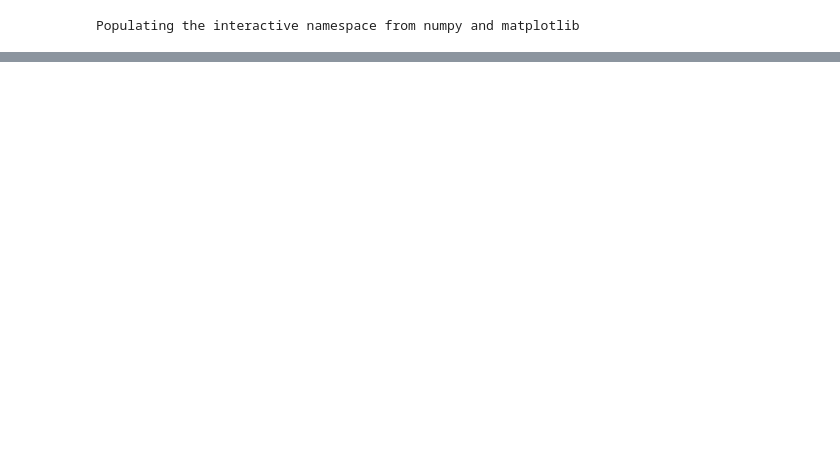
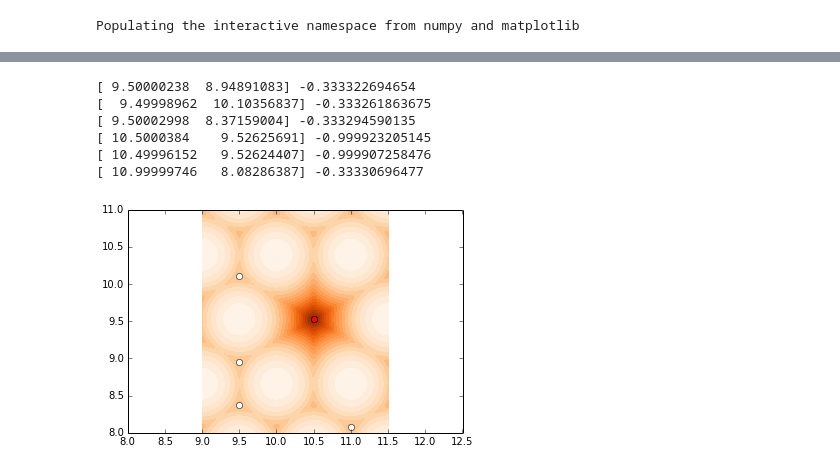
Before and after one commit to brandon-rhodes/atomvacancy, a Jupyter notebook: Vacancy.ipynb, the cells around one changed output, grey strips where cells are left out. Cells and saved outputs as stored; diff of their text form; code cells hidden in the pictures; blank space fills up the shorter version.

```diff
--- a/Vacancy.ipynb
+++ b/Vacancy.ipynb
@@ -93,0 +87,34 @@ plot(X[i], Y[i], 'bo')
+# %%
+from scipy import optimize
+
+contourf(xspace, yspace, z, 20, cmap=cm.Oranges)
+
+def atom2(xy):
+    "Return minus the square of the distance to the closest atom."
+    x, y = xy
+    dx = ax - x
+    dy = ay - y
+    return -(dx * dx + dy * dy).min()
+
+tx = arange(9.0, 11.5, 1.0)
+ty = arange(8.0, 11.0, 1.0)
+
+for x in tx:
+    for y in ty:
+        xy = array([x, y])
+        result = optimize.minimize(atom2, xy, method='Nelder-Mead', tol=0.0001)
+        if result.success:
+            print result.x, result.fun
+            rx, ry = result.x
+            color = 'ro' if result.fun < -0.5 else 'wo'
+            plot(rx, ry, color)
+
+axes().set_aspect('equal', 'datalim')
+# %% [output]
+[ 9.50000238  8.94891083] -0.333322694654
+[  9.49998962  10.10356837] -0.333261863675
+[ 9.50002998  8.37159004] -0.333294590135
+[ 10.5000384    9.52625691] -0.999923205145
+[ 10.49996152   9.52624407] -0.999907258476
+[ 10.99999746   8.08286387] -0.33330696477
+[figure, added]
```
Also changed, not shown: parts of 20 cells of this notebook.
